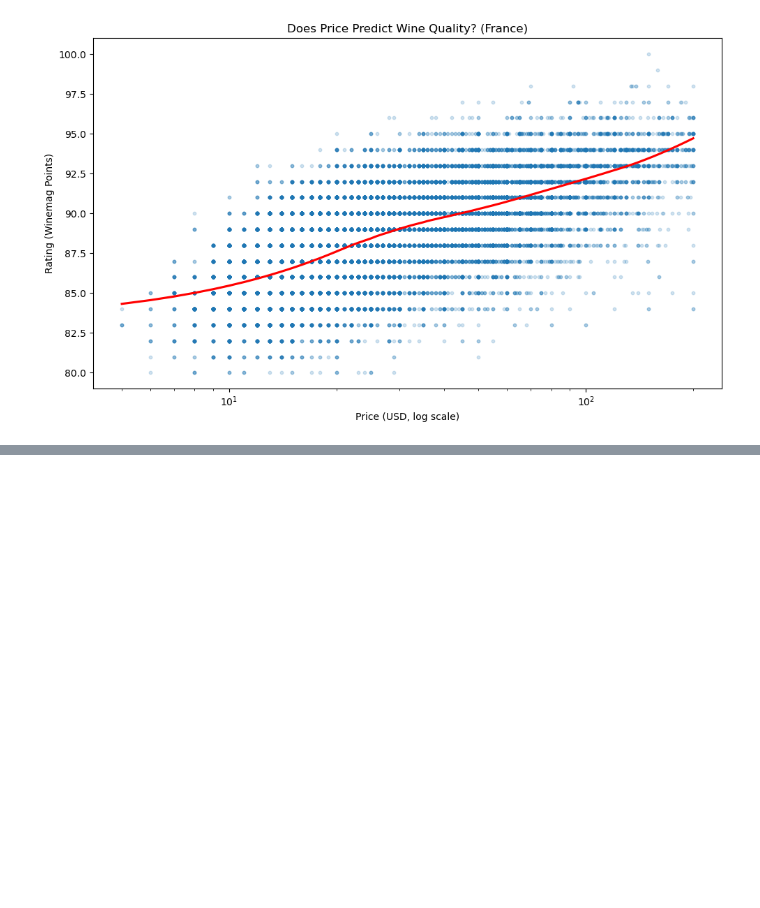
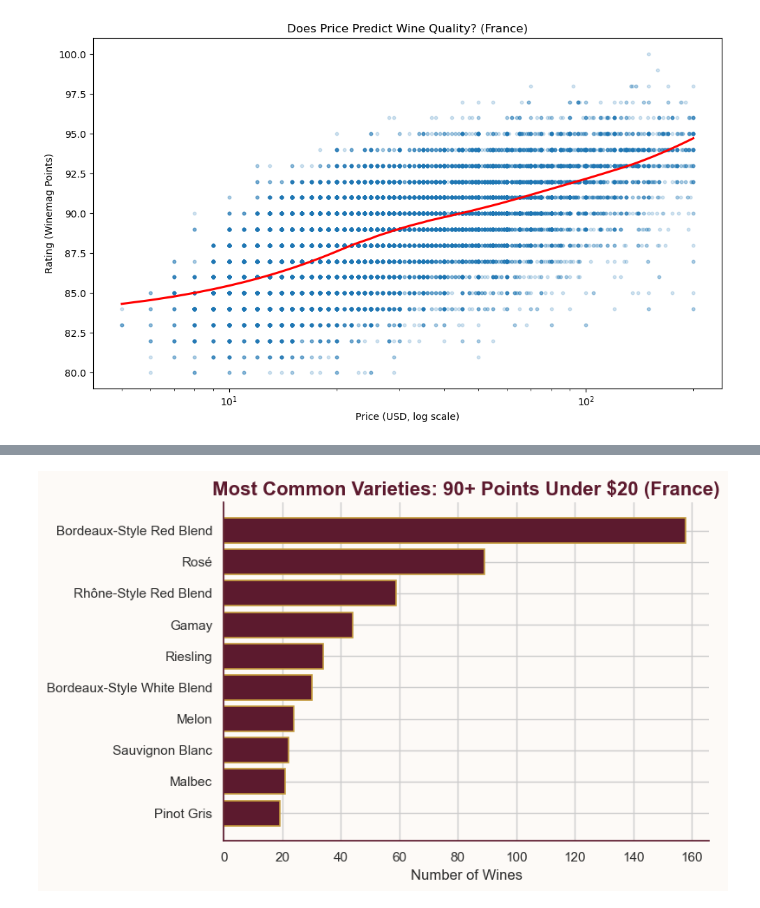
Before and after one commit to Awoo56709/EDS213_Final_Project, a Jupyter notebook: scripts/03_analysis_visualization.ipynb, the cells around one changed output, grey strips where cells are left out. Drawn from its saved outputs; the diff is of its cells as text; code cells hidden in the pictures; blank space fills up the shorter version.

```diff
--- a/scripts/03_analysis_visualization.ipynb
+++ b/scripts/03_analysis_visualization.ipynb
@@ -280,3 +359,50 @@ plt.show()
+# %%
+df_funfact = conn.execute("""
+    SELECT
+        variety,
+        COUNT(DISTINCT variety || '|' || winery) AS n_wines
+    FROM winemag_clean
+    WHERE country = 'France'
+      AND points >= 90
+      AND price <= 20
+      AND price IS NOT NULL
+      AND variety IS NOT NULL
+      AND winery IS NOT NULL
+    GROUP BY variety
+    ORDER BY n_wines DESC
+    LIMIT 10;
+""").df()
+# %%
+# Custom palette to match your slide theme
+burgundy = "#5C1A2E"
+gold = "#C49A3C"
+offwhite = "#FDFAF7"
+nearblack = "#2C2C2C"
+
+fig, ax = plt.subplots(figsize=(8, 5))
+fig.patch.set_facecolor(offwhite)
+ax.set_facecolor(offwhite)
+
+ax.barh(
+    df_funfact['variety'],
+    df_funfact['n_wines'],
+    color=burgundy,
+    edgecolor=gold,
+    linewidth=1.2
+)
+
+ax.set_xlabel('Number of Wines', color=nearblack)
+ax.set_title('Most Common Varieties: 90+ Points Under $20 (France)',
+             color=burgundy, weight='bold')
+
+ax.tick_params(colors=nearblack)
+ax.invert_yaxis()
+sns.despine()
+
+plt.tight_layout()
+plt.show()
+# %% [output]
+[figure, added]
 # %%
 # Close the connection
 conn.close()
```
Also changed, not shown: parts of 6 cells of this notebook, 4 other files.
